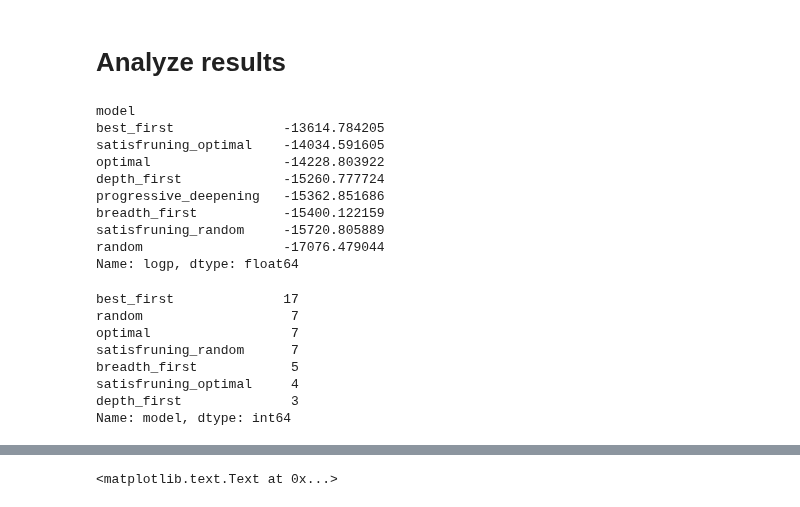
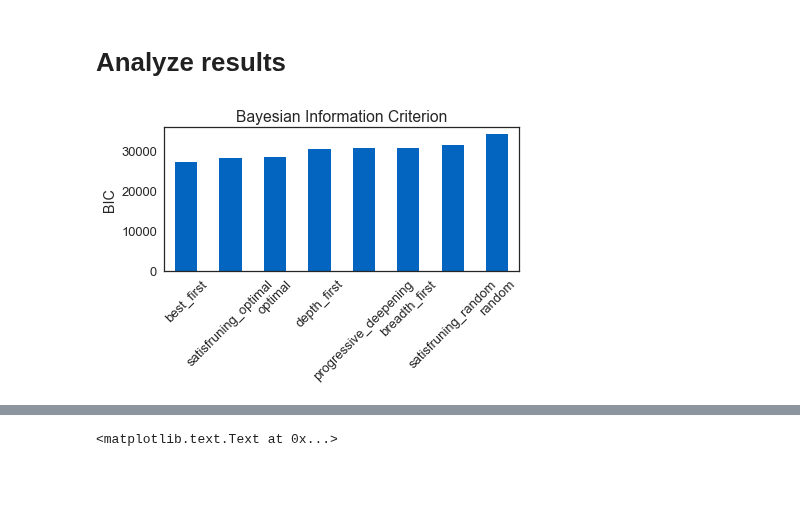
Before and after one commit to fredcallaway/planning, a Jupyter notebook: python/model_comparison.ipynb, the cells around one changed output, grey strips where cells are left out. Drawn from its saved outputs; the diff is of its cells as text; code cells hidden in the pictures; blank space fills up the shorter version.

Commit message:
just a bit of model comparison

```diff
--- a/python/model_comparison.ipynb
+++ b/python/model_comparison.ipynb
@@ -369,28 +369,20 @@ def fit_participants(data):
 results = fit_participants(data)
 # %% [markdown]
 # Analyze results
-# %%
-X = results.groupby('model').logp.sum()
-X.sort_values(ascending=False)
-# %% [output]
-model
-best_first              -13614.784205
-satisfruning_optimal    -14034.591605
-optimal                 -14228.803922
-depth_first             -15260.777724
-progressive_deepening   -15362.851686
-breadth_first           -15400.122159
-satisfruning_random     -15720.805889
-random                  -17076.479044
-Name: logp, dtype: float64
-# %%
-best_logp(results, group='pid').model.value_counts()
-# %% [output]
-best_first              17
-random                   7
-optimal                  7
-satisfruning_random      7
-breadth_first            5
-satisfruning_optimal     4
-depth_first              3
-Name: model, dtype: int64
+# %%
+def num_params(params):
+    return sum(len(choices) > 1 if hasattr(choices, '__len__') else 0
+               for choices in params.values())
+
+k = pd.Series({model: num_params(params) for model, params in models.items()})
+log_mle = results.groupby('model').logp.sum()
+bic = np.log(len(data)) * k - 2 * log_mle
+bic.sort_values().plot.bar(color='#0365C0')
+for label in plt.gca().get_xticklabels():
+    label.set_rotation(45)
+plt.tight_layout()
+plt.title('Bayesian Information Criterion')
+plt.ylabel('BIC')
+plt.savefig('bic.pdf')
+# %% [output]
+[figure, added]
```
Also changed, not shown: parts of 5 cells of this notebook, 1 other file.
